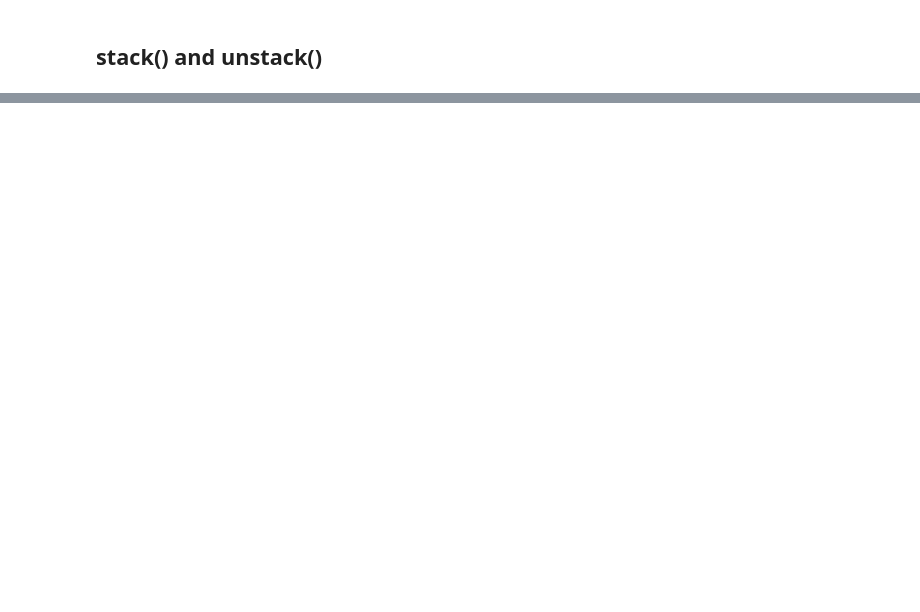
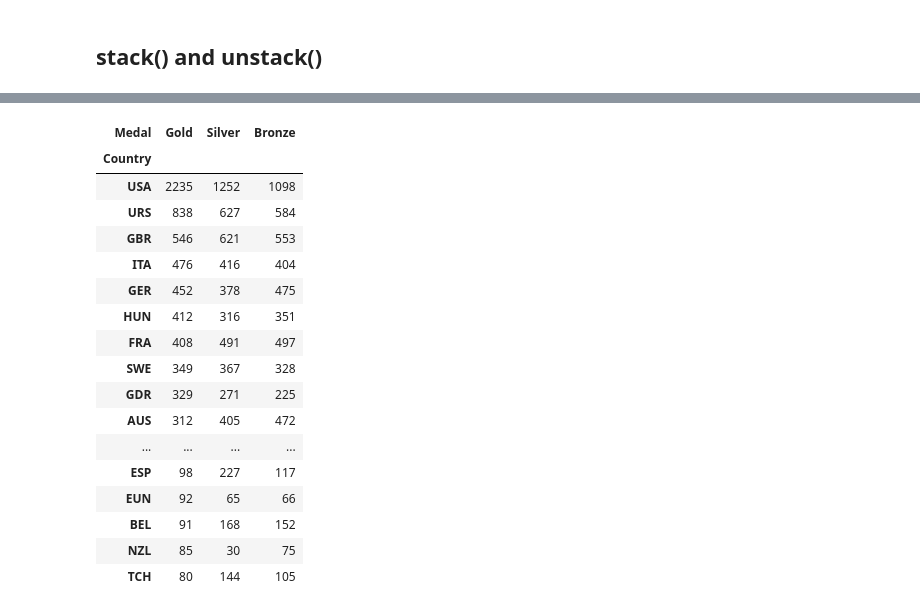
Before and after one commit to lincolnmuriithi11/Stock_Analysis-, a Jupyter notebook: Financial Analysis/NB_08_Pandas_Advanced_2.ipynb, the cells around one changed output, grey strips where cells are left out. Drawn from its saved outputs; the diff is of its cells as text; code cells hidden in the pictures; blank space fills up the shorter version.

```diff
--- a/Financial Analysis/NB_08_Pandas_Advanced_2.ipynb
+++ b/Financial Analysis/NB_08_Pandas_Advanced_2.ipynb
@@ -419,4 +805,23 @@ medals_by_country = medals_by_country[["Gold", "Silver", "Bronze"]]
 # %%
 medals_by_country.sort_values(by = ["Gold", "Silver", "Bronze"], ascending = [False, False, False], inplace = True)
 # %%
-medals_by_country.head(10)
+medals_by_country.head(30)
+# %% [output]
+| Medal | Gold | Silver | Bronze |
+| Country |  |  |  |
+| USA | 2235 | 1252 | 1098 |
+| URS | 838 | 627 | 584 |
+| GBR | 546 | 621 | 553 |
+| ITA | 476 | 416 | 404 |
+| GER | 452 | 378 | 475 |
+| HUN | 412 | 316 | 351 |
+| FRA | 408 | 491 | 497 |
+| SWE | 349 | 367 | 328 |
+| GDR | 329 | 271 | 225 |
+| AUS | 312 | 405 | 472 |
+| ... | ... | ... | ... |
+| ESP | 98 | 227 | 117 |
+| EUN | 92 | 65 | 66 |
+| BEL | 91 | 168 | 152 |
+| NZL | 85 | 30 | 75 |
+| TCH | 80 | 144 | 105 |
```
Also changed, not shown: parts of 75 cells of this notebook.
